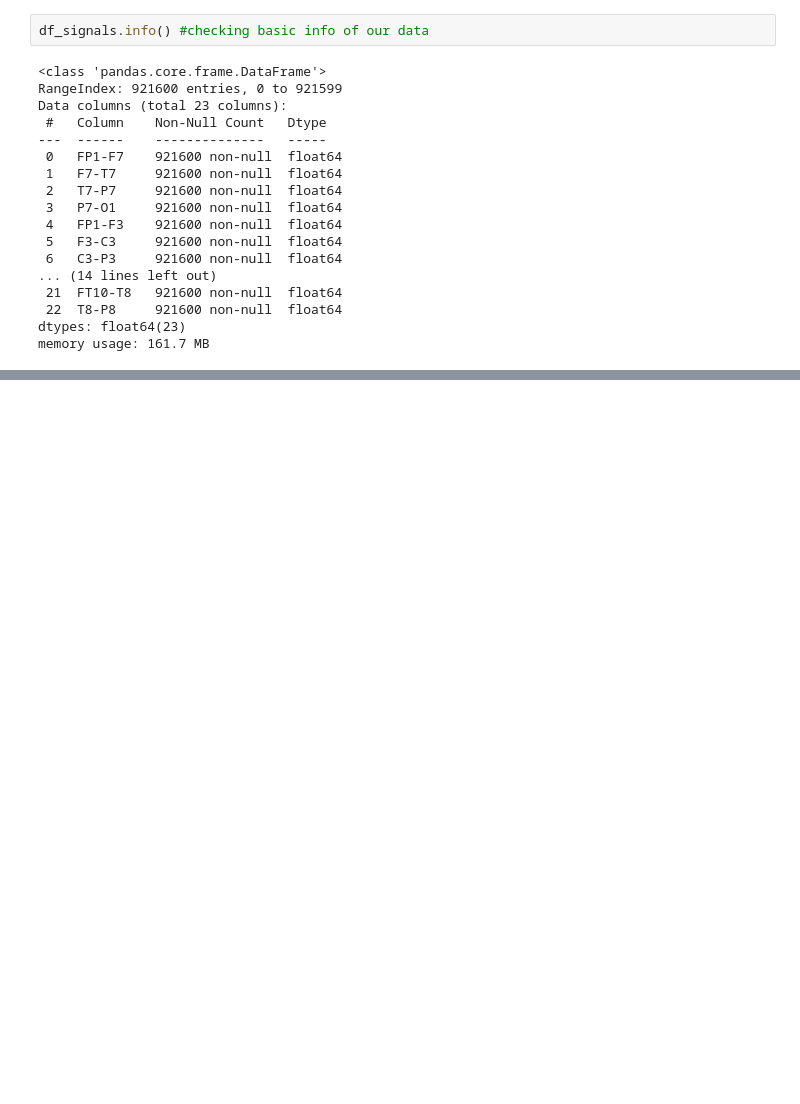
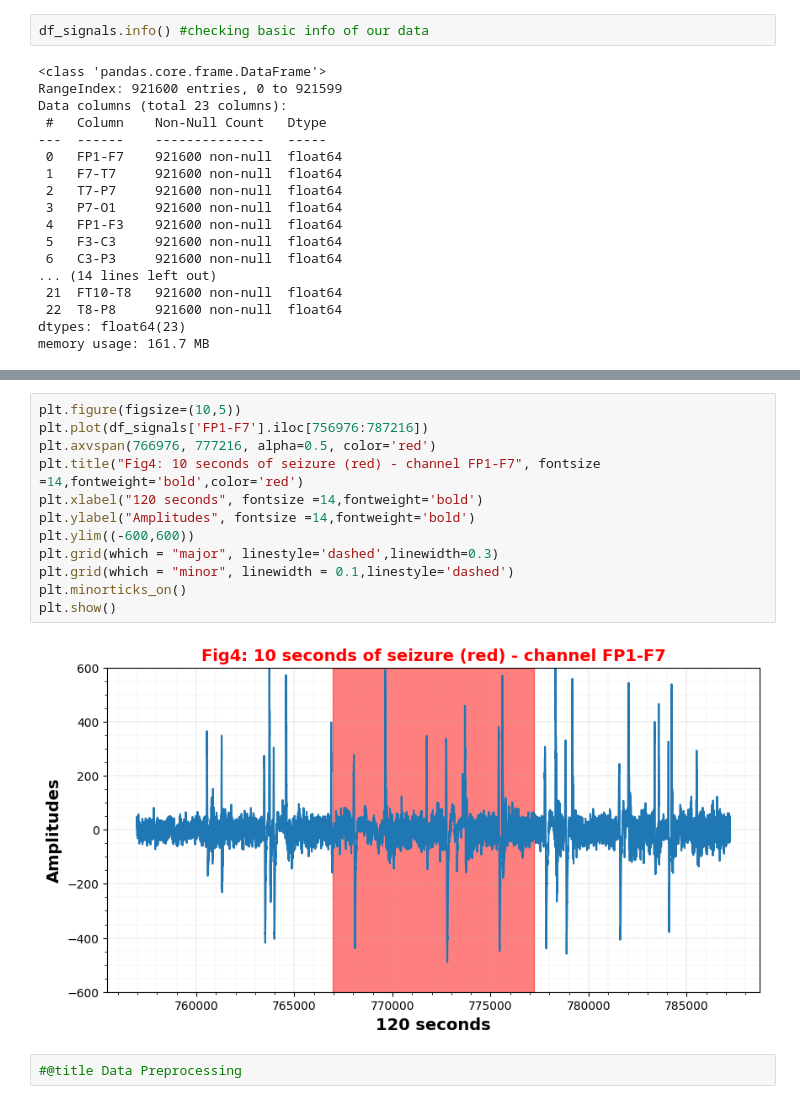
Before and after one commit to Prog123456/eeg, a Jupyter notebook: eeg_brain_prediction.ipynb, the cells around one changed output, grey strips where cells are left out. Drawn from its saved outputs; the diff is of its cells as text; blank space fills up the shorter version.

```diff
--- a/eeg_brain_prediction.ipynb
+++ b/eeg_brain_prediction.ipynb
@@ -147,0 +223,16 @@ Most of the EEG files have 23 recordings from electrodes placed around the head
+# %%
+plt.figure(figsize=(10,5))
+plt.plot(df_signals['FP1-F7'].iloc[756976:787216])
+plt.axvspan(766976, 777216, alpha=0.5, color='red')
+plt.title("Fig4: 10 seconds of seizure (red) - channel FP1-F7", fontsize =14,fontweight='bold',color='red')
+plt.xlabel("120 seconds", fontsize =14,fontweight='bold')
+plt.ylabel("Amplitudes", fontsize =14,fontweight='bold')
+plt.ylim((-600,600))
+plt.grid(which = "major", linestyle='dashed',linewidth=0.3)
+plt.grid(which = "minor", linewidth = 0.1,linestyle='dashed')
+plt.minorticks_on()
+plt.show()
+# %% [output]
+[figure, added]
+# %%
+#@title Data Preprocessing
```
Also changed, not shown: parts of 15 cells of this notebook.
